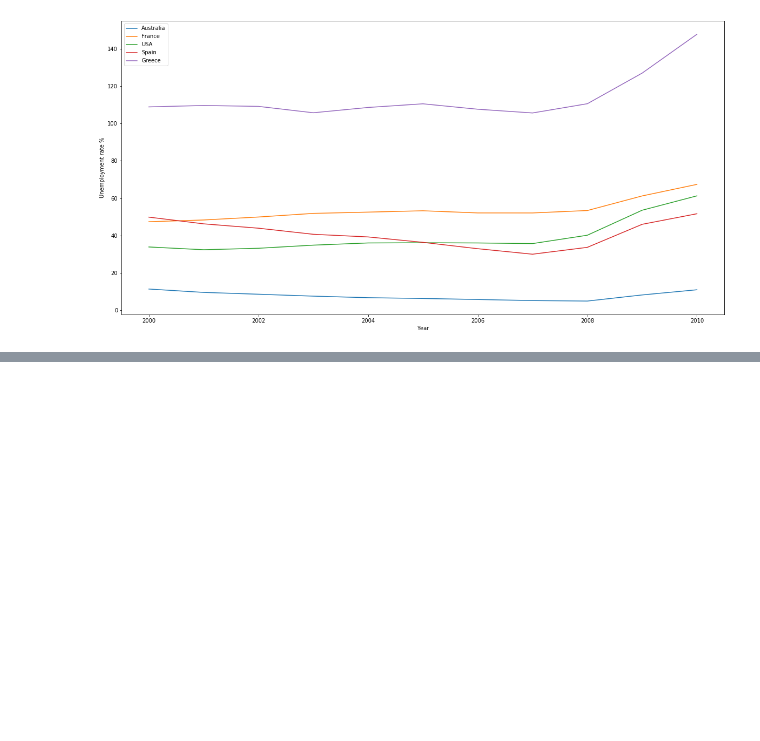
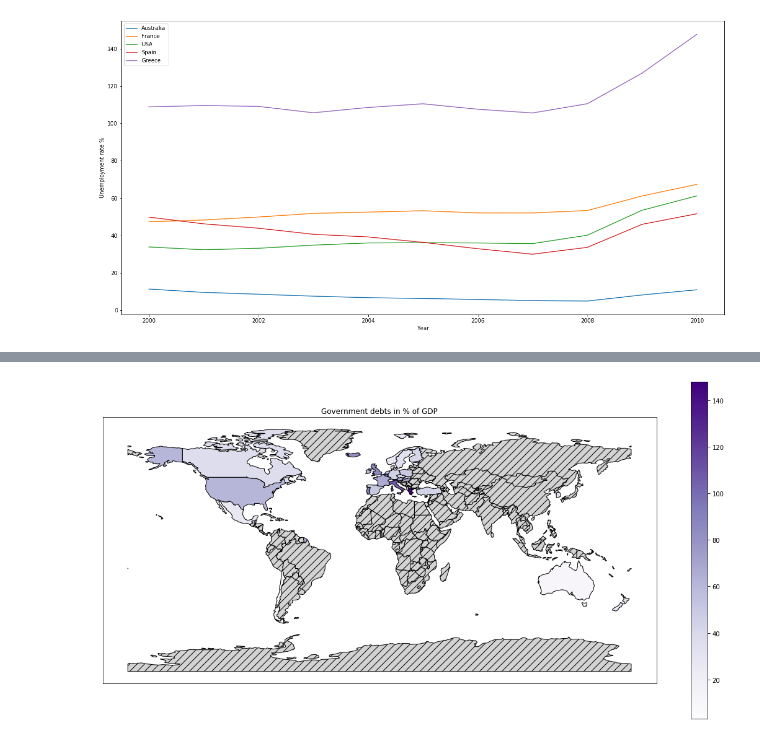
Before and after one commit to nurien2/datacamp_2019, a Jupyter notebook: starting_kit.ipynb, the cells around one changed output, grey strips where cells are left out. Saved outputs shown, nothing was run; the diff lists cells and outputs as text; code cells hidden in the pictures; blank space fills up the shorter version.

```diff
--- a/starting_kit.ipynb
+++ b/starting_kit.ipynb
@@ -527,0 +606,33 @@ plt.show()
+# %%
+debt_values = geopandas.GeoDataFrame(Gdebt[(Gdebt['Time period'] == 2010) &
+                                           (Gdebt.Variable == 'Total central government debt % of GDP')]
+                                     .groupby('Country').agg({'Value': np.mean}))
+# %%
+world_debts = world.merge(debt_values.Value, left_on=world.name, right_on=debt_values.index, how='left')
+# %%
+f, ax = plt.subplots(figsize=(20,10))
+
+
+mini = min(world_debts.dropna(subset=['Value']).Value)
+maxi = max(world_debts.dropna(subset=['Value']).Value)
+
+world_debts.dropna(subset=['Value']).plot(ax=ax,
+                                            column='Value',
+                                            cmap='Purples',
+                                            edgecolor='k',
+                                            legend=True,
+                                           )
+
+world_debts[pd.isna(world_debts.Value)].plot(ax=ax,
+                                                 edgecolor='k',
+                                                 facecolor='lightgrey',
+                                                 hatch="//")
+
+ax.set_xticks([])
+ax.set_yticks([])
+
+ax.set_aspect('equal')
+ax.title.set_text('Government debts in % of GDP')
+ax.set_facecolor('white')
+# %% [output]
+[figure, added]
```
Also changed, not shown: parts of 9 cells of this notebook.
